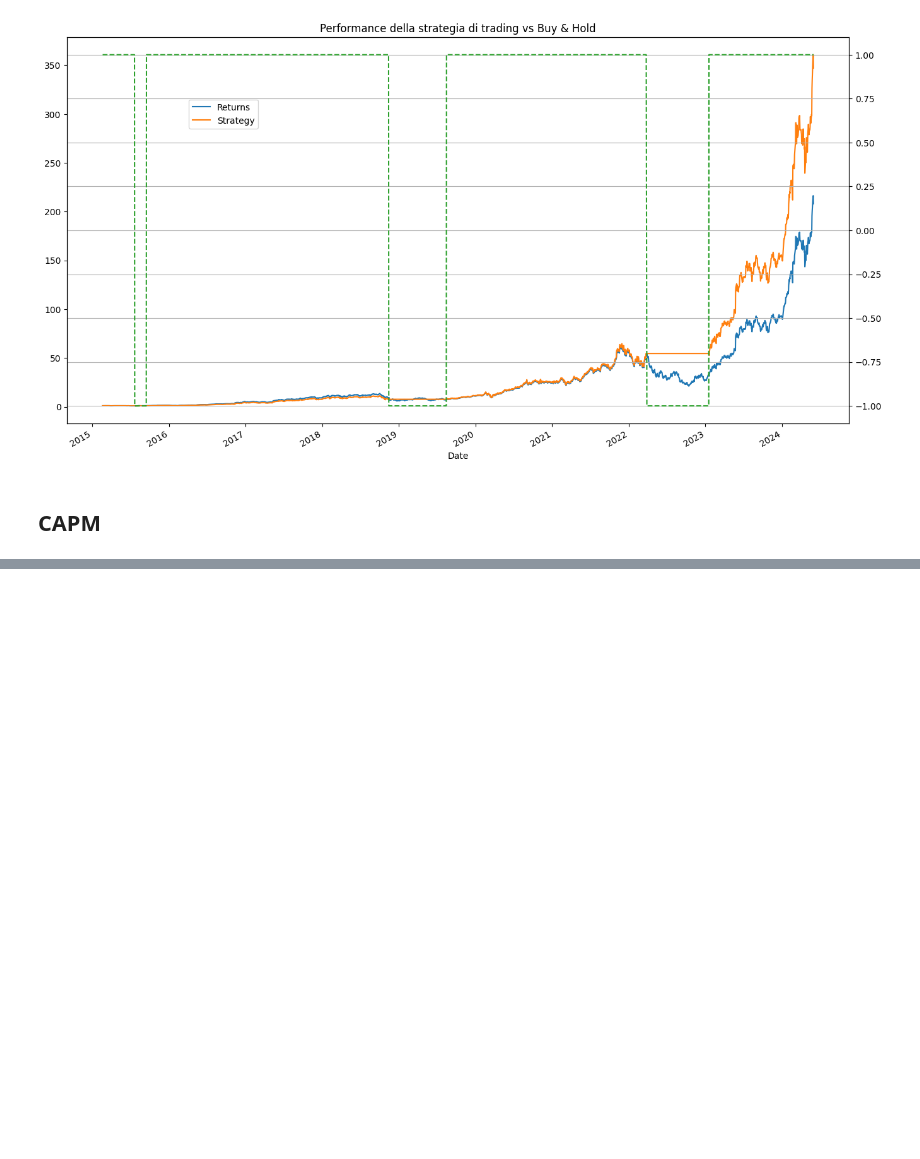
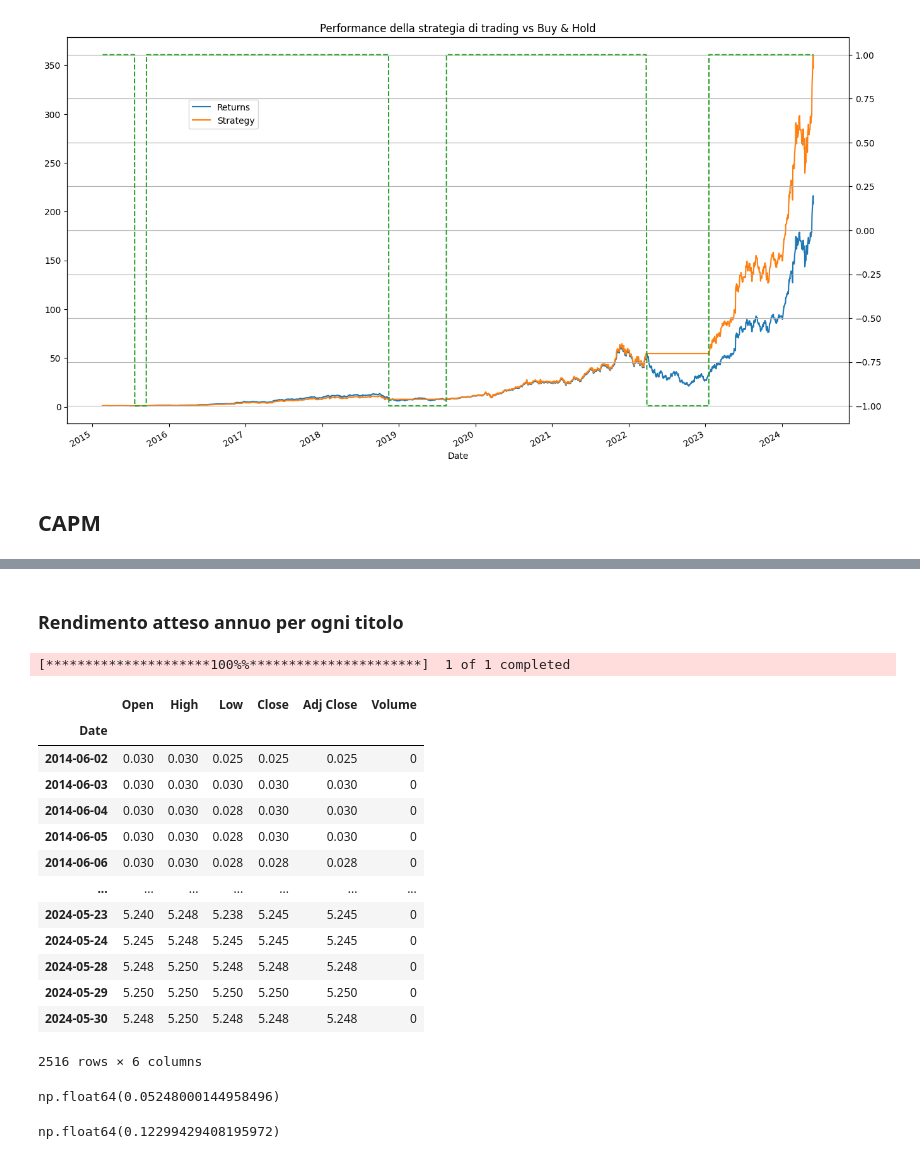
Before and after one commit to PaoloCisly/progetto_bisf, a Jupyter notebook: progetto.ipynb, the cells around one changed output, grey strips where cells are left out. Drawn from its saved outputs; the diff is of its cells as text; code cells hidden in the pictures; blank space fills up the shorter version.

```diff
--- a/progetto.ipynb
+++ b/progetto.ipynb
@@ -995,0 +1047,36 @@ plt.show()
+# %% [markdown]
+### Rendimento atteso annuo per ogni titolo
+# %%
+# Scarico i dati del T-Bill a 1 anno
+risk_free_ticker = '^IRX'
+risk_free_data = yf.download(risk_free_ticker, start=START_DATE, end=END_DATE)
+
+risk_free_data
+# %% [output]
+[*********************100%%**********************]  1 of 1 completed
+|  | Open | High | Low | Close | Adj Close | Volume |
+| Date |  |  |  |  |  |  |
+| 2014-06-02 | 0.030 | 0.030 | 0.025 | 0.025 | 0.025 | 0 |
+| 2014-06-03 | 0.030 | 0.030 | 0.030 | 0.030 | 0.030 | 0 |
+| 2014-06-04 | 0.030 | 0.030 | 0.028 | 0.030 | 0.030 | 0 |
+| 2014-06-05 | 0.030 | 0.030 | 0.028 | 0.030 | 0.030 | 0 |
+| 2014-06-06 | 0.030 | 0.030 | 0.028 | 0.028 | 0.028 | 0 |
+| ... | ... | ... | ... | ... | ... | ... |
+| 2024-05-23 | 5.240 | 5.248 | 5.238 | 5.245 | 5.245 | 0 |
+| 2024-05-24 | 5.245 | 5.248 | 5.245 | 5.245 | 5.245 | 0 |
+| 2024-05-28 | 5.248 | 5.250 | 5.248 | 5.248 | 5.248 | 0 |
+| 2024-05-29 | 5.250 | 5.250 | 5.250 | 5.250 | 5.250 | 0 |
+| 2024-05-30 | 5.248 | 5.250 | 5.248 | 5.248 | 5.248 | 0 |
+2516 rows × 6 columns
+# %%
+# Calcolo il tasso privo di rischio annuale come l'ultimo valore disponibile
+risk_free_rate = risk_free_data['Adj Close'].iloc[-1] / 100
+risk_free_rate
+# %% [output]
+np.float64(0.05248000144958496)
+# %%
+# Calcolo il rendimento annualizzato dell'S&P 500 (stima del mercato)
+annualized_sp500_return = ((1 + sp500_returns.mean()) ** 252) - 1
+annualized_sp500_return
+# %% [output]
+np.float64(0.12299429408195972)
```
Also changed, not shown: parts of 54 cells of this notebook, 2 other files.
